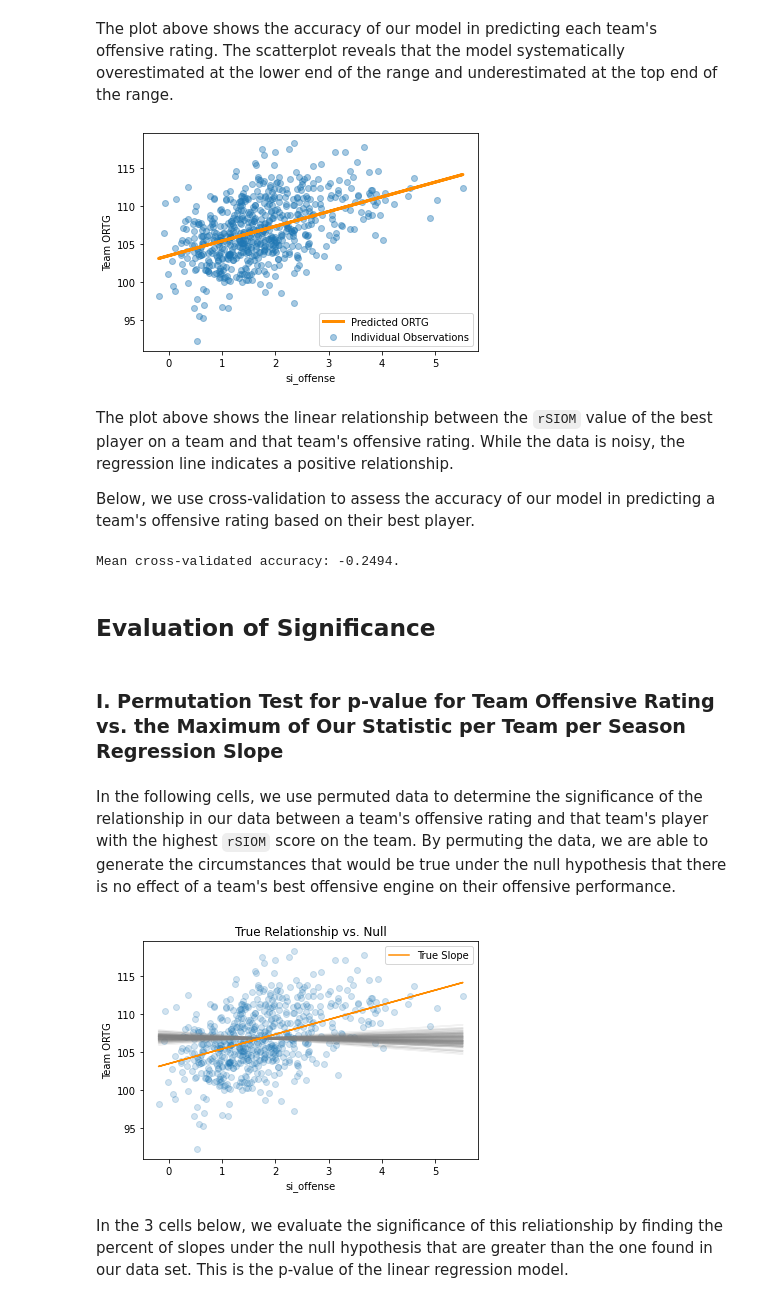
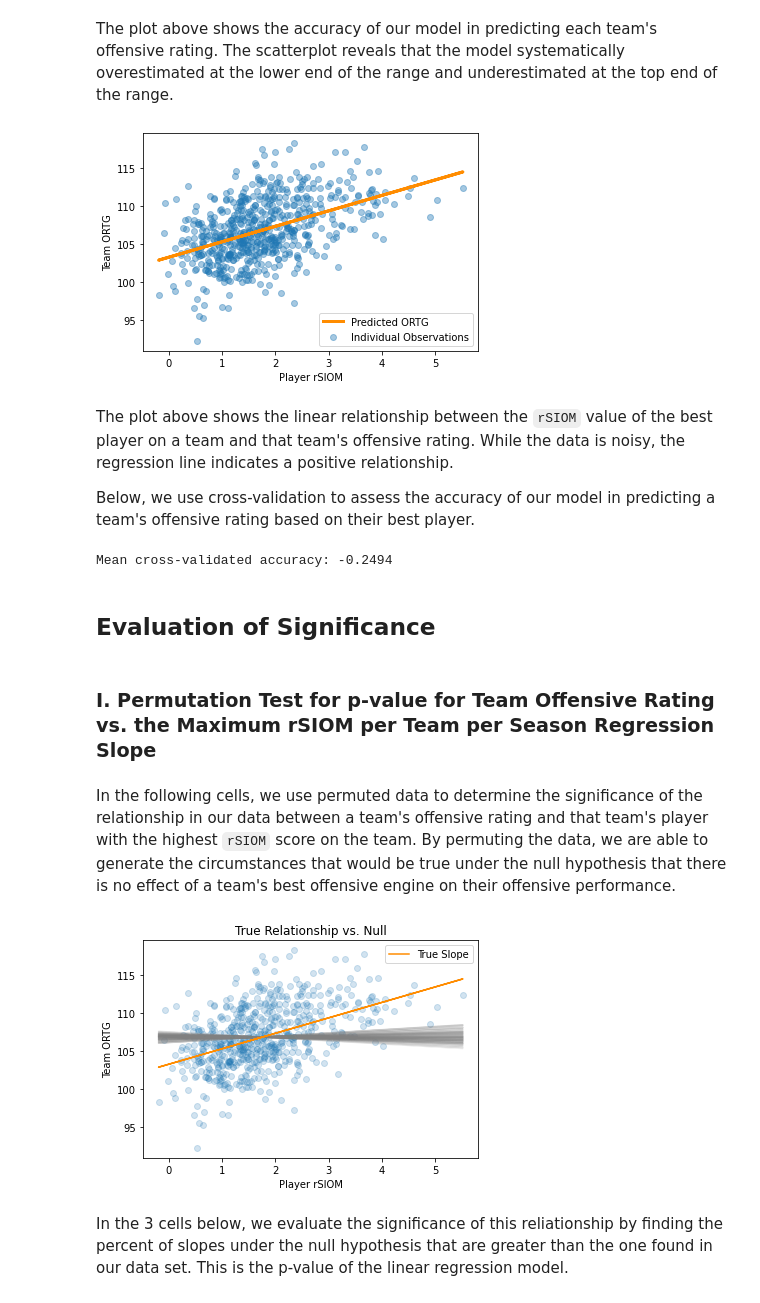
Before and after one commit to MAhram1/INFO-2950-Project, a Jupyter notebook: proj5_DS.ipynb, the cells around one changed output. Saved outputs shown, nothing was run; the diff lists cells and outputs as text; code cells hidden in the pictures.

```diff
--- a/proj5_DS.ipynb
+++ b/proj5_DS.ipynb
@@ -248,7 +248,7 @@ for name, group in nba_groups:
                                 + (group['corner3assists']*(expected_values_by_loc.loc[name,'ev_3pt_corner']))
                                 + (group['arc3assists']*(expected_values_by_loc.loc[name,'ev_3pt_arc']))))
 nba['siom_self_factor'] = siom_self_factor
-nba['siom_others_factor'] = (possible_coeffs[91])*siom_others_factor
+nba['siom_others_factor'] = (0.10018018018018018)*siom_others_factor
 nba['siom_unadjusted'] = nba['siom_self_factor'] + nba['siom_others_factor']
 # Adjusting for player USG%..
 nba['uSIOM'] = (1 - np.log(nba['usg%']/20))*nba['siom_unadjusted']
@@ -456,15 +551,15 @@ In the following cells, we create a linear regression model to find the relation
 # %%
 # Merging nba and teamstats subsets to get team offensive rating for a given player and season
 teamstats_sub = teamstats.reset_index().loc[:,['season','team','ortg']]
-nba_sub = nba.loc[:,['season','team','player','si_offense']]
+nba_sub = nba.loc[:,['season','team','player','rSIOM']]
 nba_sub = nba_sub.merge(teamstats_sub, how = 'inner', on = ['season','team'])
-# Retrieving the best si_offense value for a given team and a given year
-best_si = nba_sub.loc[:,['season','team','si_offense','ortg']].groupby(['season','team']).max()
+# Retrieving the best rSIOM value for a given team and a given year
+best_r_siom = nba_sub.loc[:,['season','team','rSIOM','ortg']].groupby(['season','team']).max()
 # %%
 # train-test split (75%/25%)
 X2_train, X2_test, y2_train, y2_test = train_test_split(
-    best_si[['si_offense']],
-    best_si['ortg'],
+    best_r_siom[['rSIOM']],
+    best_r_siom['ortg'],
     test_size= 0.25
 )
 print('Length of training data set: {} \nLength of training data set:'.format(len(y2_train)),len(y2_test))
@@ -501,38 +596,38 @@ The plot above shows the accuracy of our model in predicting each team's offensi
 # %%
 # Linear Regression Plot
 plt.scatter(
-    best_si['si_offense'],
-    best_si['ortg'],
+    best_r_siom['rSIOM'],
+    best_r_siom['ortg'],
     alpha = 0.4
 )
 
 # Plotting the Regression Line (Predicted Team ortg)
 plt.plot(
-    best_si['si_offense'],
-    best_si['si_offense']*lin2.coef_ + lin2.intercept_,
+    best_r_siom['rSIOM'],
+    best_r_siom['rSIOM']*lin2.coef_ + lin2.intercept_,
     color = 'darkorange',
     linewidth = 3
 )
-plt.xlabel('si_offense')
+plt.xlabel('Player rSIOM')
 plt.ylabel('Team ORTG')
 plt.legend(['Predicted ORTG','Individual Observations'])
 plt.show()
 # %% [output]
-[figure, old version]
+[figure, new version]
 # %% [markdown]
 The plot above shows the linear relationship between the `rSIOM` value of the best player on a team and that team's offensive rating. While the data is noisy, the regression line indicates a positive relationship.
 
 Below, we use cross-validation to assess the accuracy of our model in predicting a team's offensive rating based on their best player.
 # %%
 # Cross-validated score of this model
-scores_best_si = cross_val_score(lr2,best_si[['si_offense']], best_si['ortg'], cv = 10)
-print('Mean cross-validated accuracy: {:.4f}.'.format(scores_best_si.mean()))
+scores_best_r_siom = cross_val_score(lr2,best_r_siom[['rSIOM']], best_r_siom['ortg'], cv = 10)
+print('Mean cross-validated accuracy: {:.4f}'.format(scores_best_r_siom.mean()))
 # %% [output]
-Mean cross-validated accuracy: -0.2494.
+Mean cross-validated accuracy: -0.2494
 # %% [markdown]
 ## Evaluation of Significance
 # %% [markdown]
-### I. Permutation Test for p-value for Team Offensive Rating vs. the Maximum of Our Statistic per Team per Season Regression Slope
+### I. Permutation Test for p-value for Team Offensive Rating vs. the Maximum rSIOM per Team per Season Regression Slope
 # %% [markdown]
 In the following cells, we use permuted data to determine the significance of the relationship in our data between a team's offensive rating and that team's player with the highest `rSIOM` score on the team. By permuting the data, we are able to generate the circumstances that would be true under the null hypothesis that there is no effect of a team's best offensive engine on their offensive performance.
 # %%
@@ -554,26 +649,26 @@ def plot_line(df, model, is_resampled=True):
 # %%
 # Plot true data
 plt.scatter(
-    best_si['si_offense'],
-    best_si['ortg'],
+    best_r_siom['rSIOM'],
+    best_r_siom['ortg'],
     alpha = 0.2
 )
 
 # 100 iterations of models on permuted data
 for i in range(100):
-    permuted_model = LinearRegression().fit(best_si[['si_offense']], permute(best_si['ortg']))
-    plot_line(best_si, permuted_model)
+    permuted_model = LinearRegression().fit(best_r_siom[['rSIOM']], permute(best_r_siom['ortg']))
+    plot_line(best_r_siom, permuted_model)
 
 
 # Model true data and plot
-plot_line(best_si, lin2, is_resampled=False)
+plot_line(best_r_siom, lin2, is_resampled=False)
 plt.title('True Relationship vs. Null')
-plt.xlabel('si_offense')
+plt.xlabel('Player rSIOM')
 plt.legend()
 plt.ylabel('Team ORTG')
 plt.show()
 # %% [output]
-[figure, old version]
+[figure, new version]
 # %% [markdown]
 In the 3 cells below, we evaluate the significance of this reliationship by finding the percent of slopes under the null hypothesis that are greater than the one found in our data set. This is the p-value of the linear regression model.
 # %%
```
Also changed, not shown: parts of 32 cells of this notebook.
